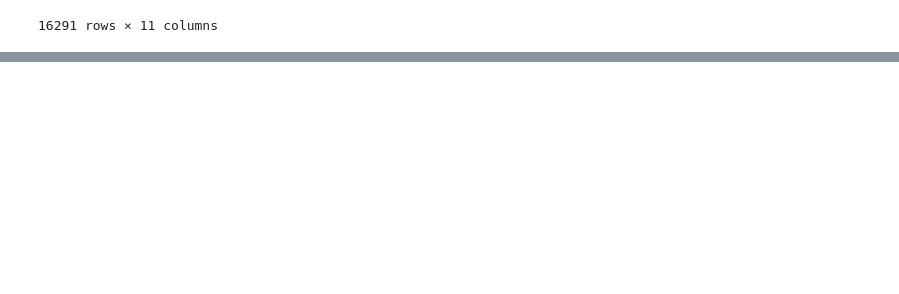
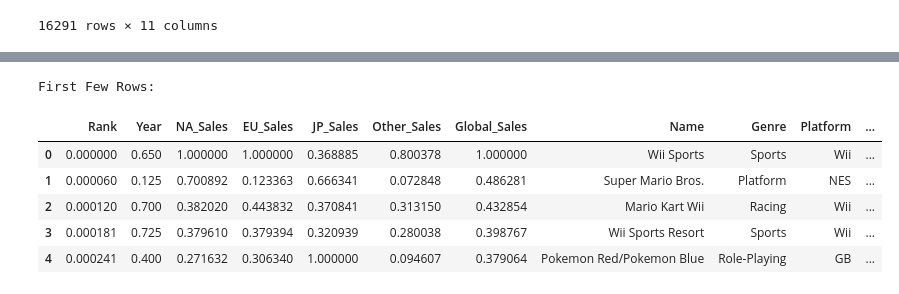
Before and after one commit to devanshijoshi09/AIForBusiness, a Jupyter notebook: Sales.ipynb, the cells around one changed output, grey strips where cells are left out. Saved outputs shown, nothing was run; the diff lists cells and outputs as text; code cells hidden in the pictures; blank space fills up the shorter version.

```diff
--- a/Sales.ipynb
+++ b/Sales.ipynb
@@ -10,4 +12,4 @@ import matplotlib.pyplot as plt
 import seaborn as sb
 from sklearn.preprocessing import MinMaxScaler
 # %%
-df = pd.read_csv('../AI_for_business/vgsales.csv/vgsales.csv')
+df = pd.read_csv('/Users/engr/Downloads/vgsales.csv')
@@ -153,0 +184,11 @@ df_scaled
+# %%
+print("\nFirst Few Rows:")
+display(df_scaled.head())
+# %% [output]
+First Few Rows:
+|  | Rank | Year | NA_Sales | EU_Sales | JP_Sales | Other_Sales | Global_Sales | Name | Genre | Platform | ... |
+| 0 | 0.000000 | 0.650 | 1.000000 | 1.000000 | 0.368885 | 0.800378 | 1.000000 | Wii Sports | Sports | Wii | ... |
+| 1 | 0.000060 | 0.125 | 0.700892 | 0.123363 | 0.666341 | 0.072848 | 0.486281 | Super Mario Bros. | Platform | NES | ... |
+| 2 | 0.000120 | 0.700 | 0.382020 | 0.443832 | 0.370841 | 0.313150 | 0.432854 | Mario Kart Wii | Racing | Wii | ... |
+| 3 | 0.000181 | 0.725 | 0.379610 | 0.379394 | 0.320939 | 0.280038 | 0.398767 | Wii Sports Resort | Sports | Wii | ... |
+| 4 | 0.000241 | 0.400 | 0.271632 | 0.306340 | 1.000000 | 0.094607 | 0.379064 | Pokemon Red/Pokemon Blue | Role-Playing | GB | ... |
```
Also changed, not shown: parts of 6 cells of this notebook.
